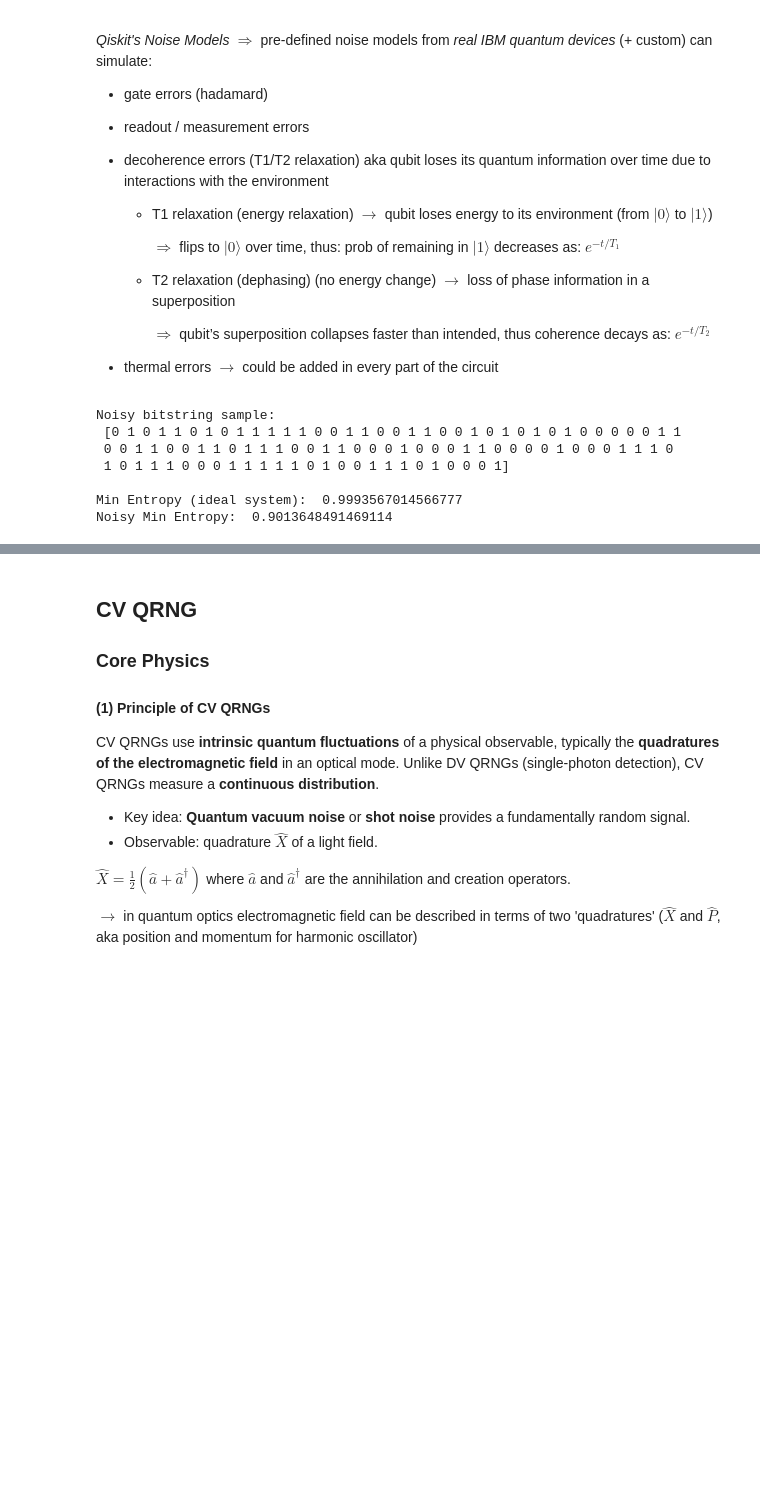
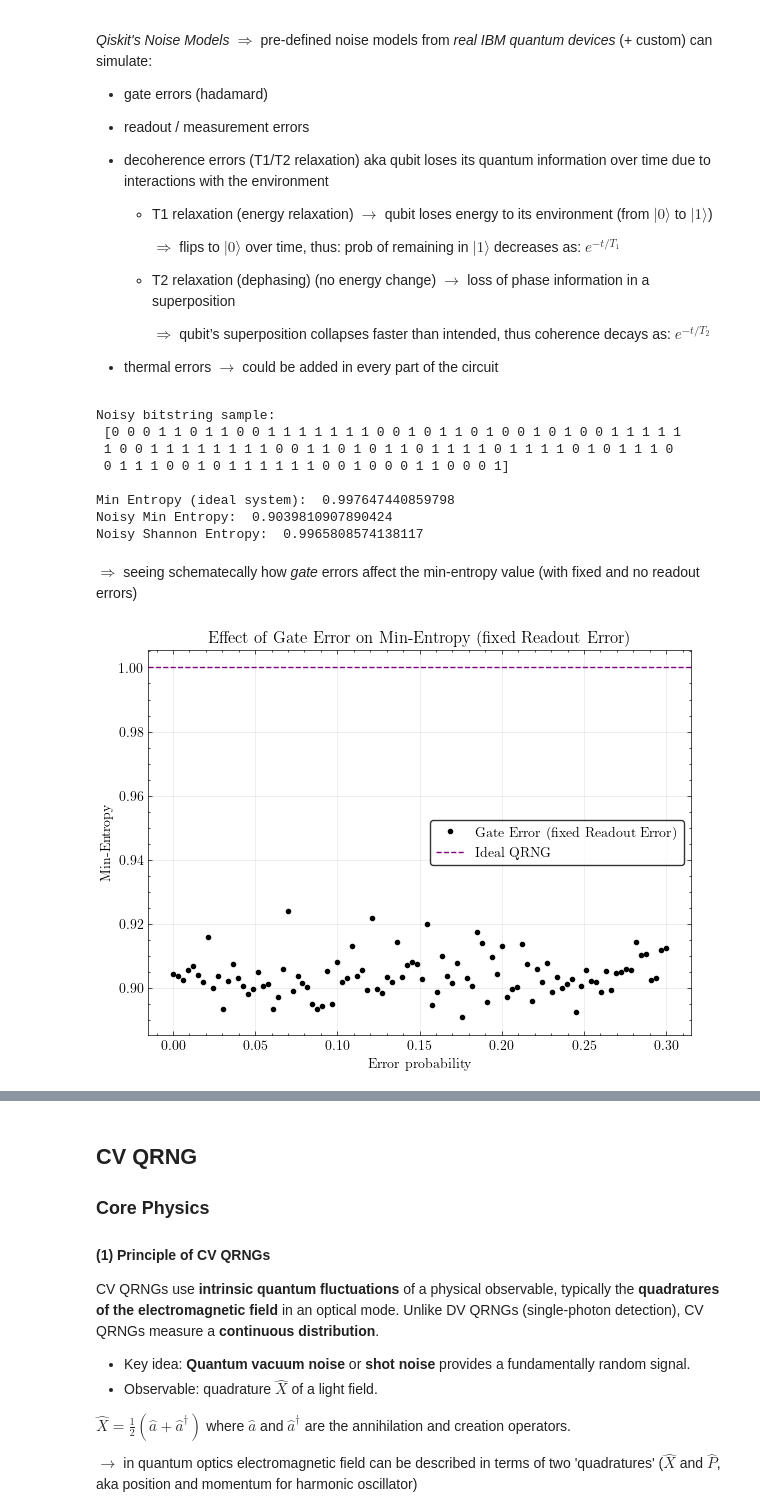
Before and after one commit to MikaelaPpasiou/QRNG, a Jupyter notebook: qrng_sim.ipynb, the cells around one changed output, grey strips where cells are left out. Cells and saved outputs as stored; diff of their text form; code cells hidden in the pictures; blank space fills up the shorter version.

```diff
--- a/qrng_sim.ipynb
+++ b/qrng_sim.ipynb
@@ -277,11 +303,50 @@ h_min_noisy = min_entropy(bitstring_noisy)
 print()
 print('Min Entropy (ideal system): ', min_entropy(bitstring))
 print('Noisy Min Entropy: ', h_min_noisy)
+h_shannon_noisy = shannon_entropy(bitstring_noisy)
+print('Noisy Shannon Entropy: ', h_shannon_noisy)
 # %% [output]
 Noisy bitstring sample:
- [0 1 0 1 1 0 1 0 1 1 1 1 1 0 0 1 1 0 0 1 1 0 0 1 0 1 0 1 0 1 0 0 0 0 0 1 1
- 0 0 1 1 0 0 1 1 0 1 1 1 0 0 1 1 0 0 0 1 0 0 0 1 1 0 0 0 0 1 0 0 0 1 1 1 0
- 1 0 1 1 1 0 0 0 1 1 1 1 1 0 1 0 0 1 1 1 0 1 0 0 0 1]
+ [0 0 0 1 1 0 1 1 0 0 1 1 1 1 1 1 1 0 0 1 0 1 1 0 1 0 0 1 0 1 0 0 1 1 1 1 1
+ 1 0 0 1 1 1 1 1 1 1 1 0 0 1 1 0 1 0 1 1 0 1 1 1 1 0 1 1 1 1 0 1 0 1 1 1 0
+ 0 1 1 1 0 0 1 0 1 1 1 1 1 1 0 0 1 0 0 0 1 1 0 0 0 1]
 
-Min Entropy (ideal system):  0.9993567014566777
-Noisy Min Entropy:  0.9013648491469114
+Min Entropy (ideal system):  0.997647440859798
+Noisy Min Entropy:  0.9039810907890424
+Noisy Shannon Entropy:  0.9965808574138117
+# %% [markdown]
+$\Rightarrow$ seeing schematecally how *gate* errors affect the min-entropy value (with fixed and no readout errors)
+# %%
+gate_probs = np.linspace(0, 0.3, 100)  # from 0% to 30%
+entropies_gate = []
+
+readout_error = ReadoutError([[0.90, 0.10], [0.03, 0.97]])  # fixed measurement error
+
+for p in gate_probs:
+    noise_model = NoiseModel()
+    gate_error = depolarizing_error(p, 1)
+    noise_model.add_all_qubit_quantum_error(gate_error, ['h'])
+    noise_model.add_all_qubit_readout_error(readout_error)
+
+    backend_noisy = AerSimulator(noise_model=noise_model)
+    result = backend_noisy.run(transpiled_qc, shots=50000, memory=True).result()
+    bits = np.array(result.get_memory(), dtype=np.uint8)
+    entropies_gate.append(min_entropy(bits))
+
+
+plt.figure(figsize=(7,5))
+plt.plot(gate_probs, entropies_gate, 'k.', label='Gate Error (fixed Readout Error)')
+plt.axhline(1, color='purple', linestyle='--', label='Ideal QRNG')
+plt.xlabel('Error probability')
+plt.ylabel('Min-Entropy')
+plt.title('Effect of Gate Error on Min-Entropy (fixed Readout Error)')
+plt.legend(frameon=True,
+    fancybox=True,
+    edgecolor='black',
+    facecolor='white',
+    fontsize=10
+    )
+plt.grid(alpha=0.3)
+plt.show()
+# %% [output]
+[figure, added]
```
Also changed, not shown: parts of 11 cells of this notebook, 2 other files.
